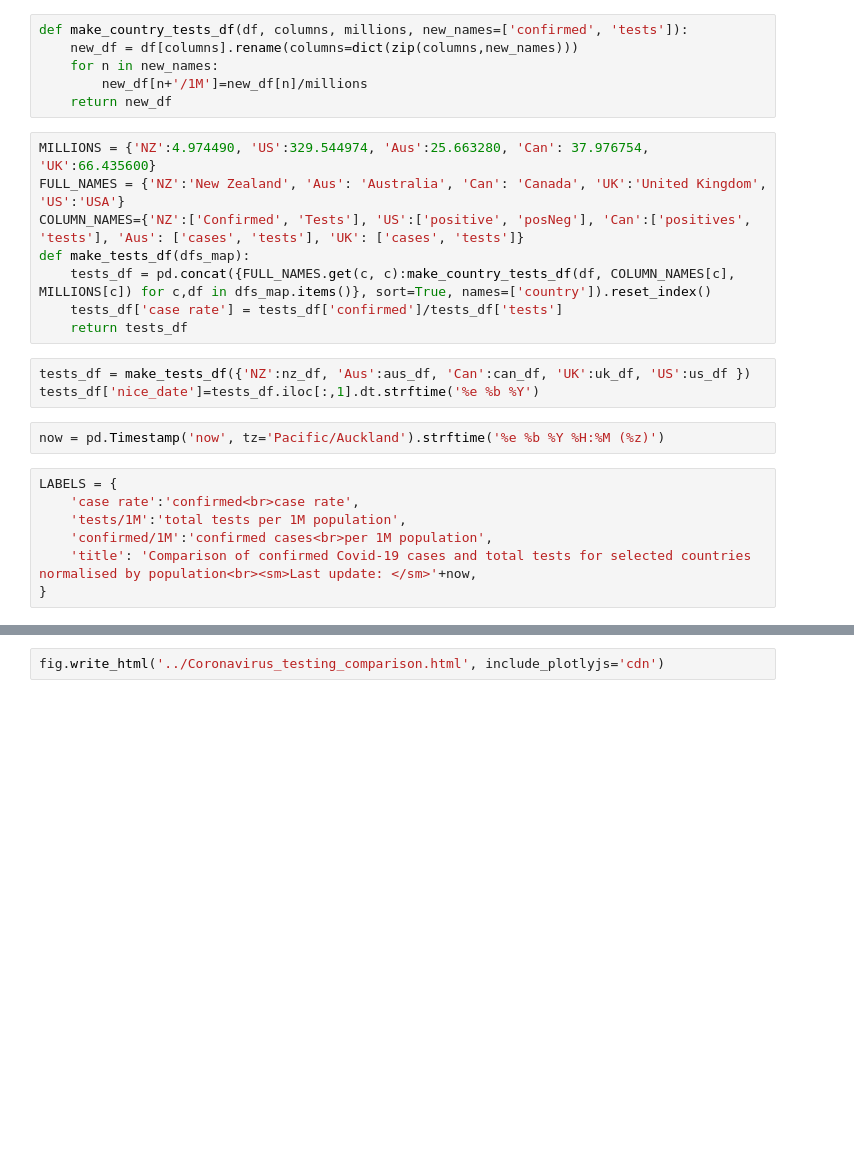
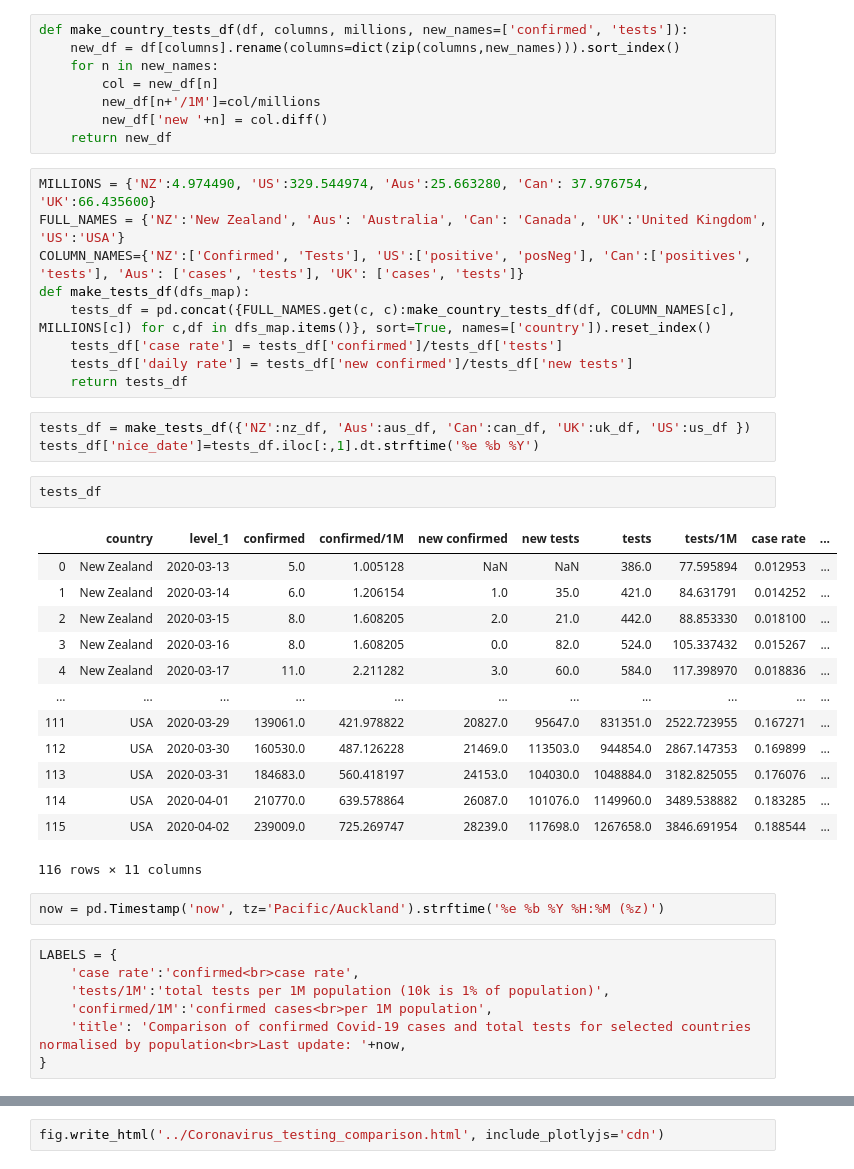
Before and after one commit to timmclennan/timmclennan.github.io, a Jupyter notebook: source/Coronavirus_testing_comparison.ipynb, the cells around one changed output, grey strips where cells are left out. Cells and saved outputs as stored; diff of their text form; blank space fills up the shorter version.

```diff
--- a/source/Coronavirus_testing_comparison.ipynb
+++ b/source/Coronavirus_testing_comparison.ipynb
@@ -18,8 +38,10 @@ us_df = pd.read_csv('https://covidtracking.com/api/us/daily.csv', parse_dates=Tr
 # %%
 def make_country_tests_df(df, columns, millions, new_names=['confirmed', 'tests']):
-    new_df = df[columns].rename(columns=dict(zip(columns,new_names)))
+    new_df = df[columns].rename(columns=dict(zip(columns,new_names))).sort_index()
     for n in new_names:
-        new_df[n+'/1M']=new_df[n]/millions
+        col = new_df[n]
+        new_df[n+'/1M']=col/millions
+        new_df['new '+n] = col.diff()
     return new_df
 # %%
 MILLIONS = {'NZ':4.974490, 'US':329.544974, 'Aus':25.663280, 'Can': 37.976754, 'UK':66.435600}
@@ -28,17 +50,34 @@ COLUMN_NAMES={'NZ':['Confirmed', 'Tests'], 'US':['positive', 'posNeg'], 'Can':['
 def make_tests_df(dfs_map):
     tests_df = pd.concat({FULL_NAMES.get(c, c):make_country_tests_df(df, COLUMN_NAMES[c], MILLIONS[c]) for c,df in dfs_map.items()}, sort=True, names=['country']).reset_index()
     tests_df['case rate'] = tests_df['confirmed']/tests_df['tests']
+    tests_df['daily rate'] = tests_df['new confirmed']/tests_df['new tests']
     return tests_df
 # %%
 tests_df = make_tests_df({'NZ':nz_df, 'Aus':aus_df, 'Can':can_df, 'UK':uk_df, 'US':us_df })
 tests_df['nice_date']=tests_df.iloc[:,1].dt.strftime('%e %b %Y')
+# %%
+tests_df
+# %% [output]
+|  | country | level_1 | confirmed | confirmed/1M | new confirmed | new tests | tests | tests/1M | case rate | ... |
+| 0 | New Zealand | 2020-03-13 | 5.0 | 1.005128 | NaN | NaN | 386.0 | 77.595894 | 0.012953 | ... |
+| 1 | New Zealand | 2020-03-14 | 6.0 | 1.206154 | 1.0 | 35.0 | 421.0 | 84.631791 | 0.014252 | ... |
+| 2 | New Zealand | 2020-03-15 | 8.0 | 1.608205 | 2.0 | 21.0 | 442.0 | 88.853330 | 0.018100 | ... |
+| 3 | New Zealand | 2020-03-16 | 8.0 | 1.608205 | 0.0 | 82.0 | 524.0 | 105.337432 | 0.015267 | ... |
+| 4 | New Zealand | 2020-03-17 | 11.0 | 2.211282 | 3.0 | 60.0 | 584.0 | 117.398970 | 0.018836 | ... |
+| ... | ... | ... | ... | ... | ... | ... | ... | ... | ... | ... |
+| 111 | USA | 2020-03-29 | 139061.0 | 421.978822 | 20827.0 | 95647.0 | 831351.0 | 2522.723955 | 0.167271 | ... |
+| 112 | USA | 2020-03-30 | 160530.0 | 487.126228 | 21469.0 | 113503.0 | 944854.0 | 2867.147353 | 0.169899 | ... |
+| 113 | USA | 2020-03-31 | 184683.0 | 560.418197 | 24153.0 | 104030.0 | 1048884.0 | 3182.825055 | 0.176076 | ... |
+| 114 | USA | 2020-04-01 | 210770.0 | 639.578864 | 26087.0 | 101076.0 | 1149960.0 | 3489.538882 | 0.183285 | ... |
+| 115 | USA | 2020-04-02 | 239009.0 | 725.269747 | 28239.0 | 117698.0 | 1267658.0 | 3846.691954 | 0.188544 | ... |
+116 rows × 11 columns
 # %%
 now = pd.Timestamp('now', tz='Pacific/Auckland').strftime('%e %b %Y %H:%M (%z)')
 # %%
 LABELS = {
     'case rate':'confirmed<br>case rate',
-    'tests/1M':'total tests per 1M population',
+    'tests/1M':'total tests per 1M population (10k is 1% of population)',
     'confirmed/1M':'confirmed cases<br>per 1M population',
-    'title': 'Comparison of confirmed Covid-19 cases and total tests for selected countries normalised by population<br><sm>Last update: </sm>'+now,
+    'title': 'Comparison of confirmed Covid-19 cases and total tests for selected countries normalised by population<br>Last update: '+now,
 }
 # %%
```
Also changed, not shown: parts of 2 cells of this notebook, 4 other files.
